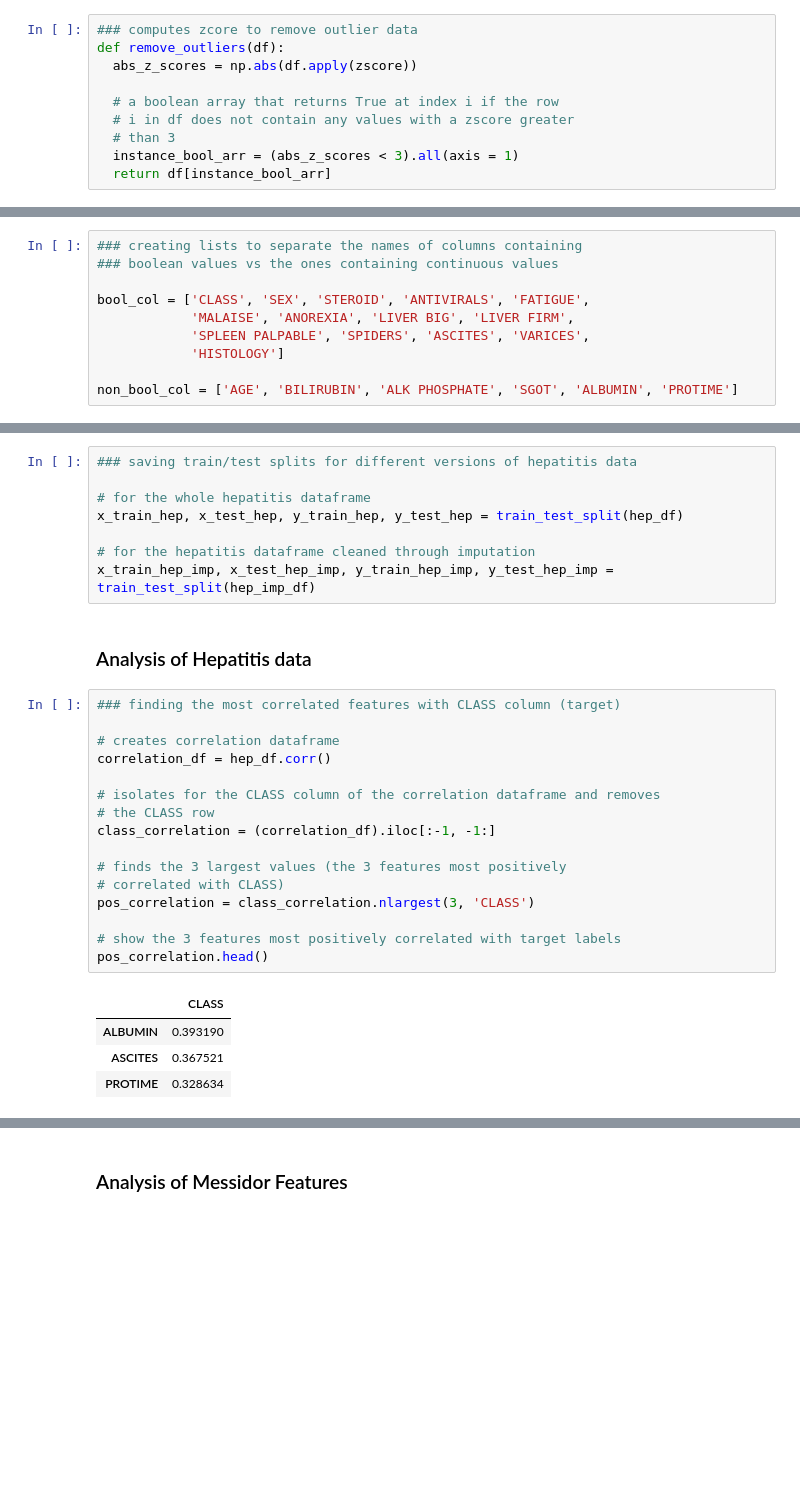
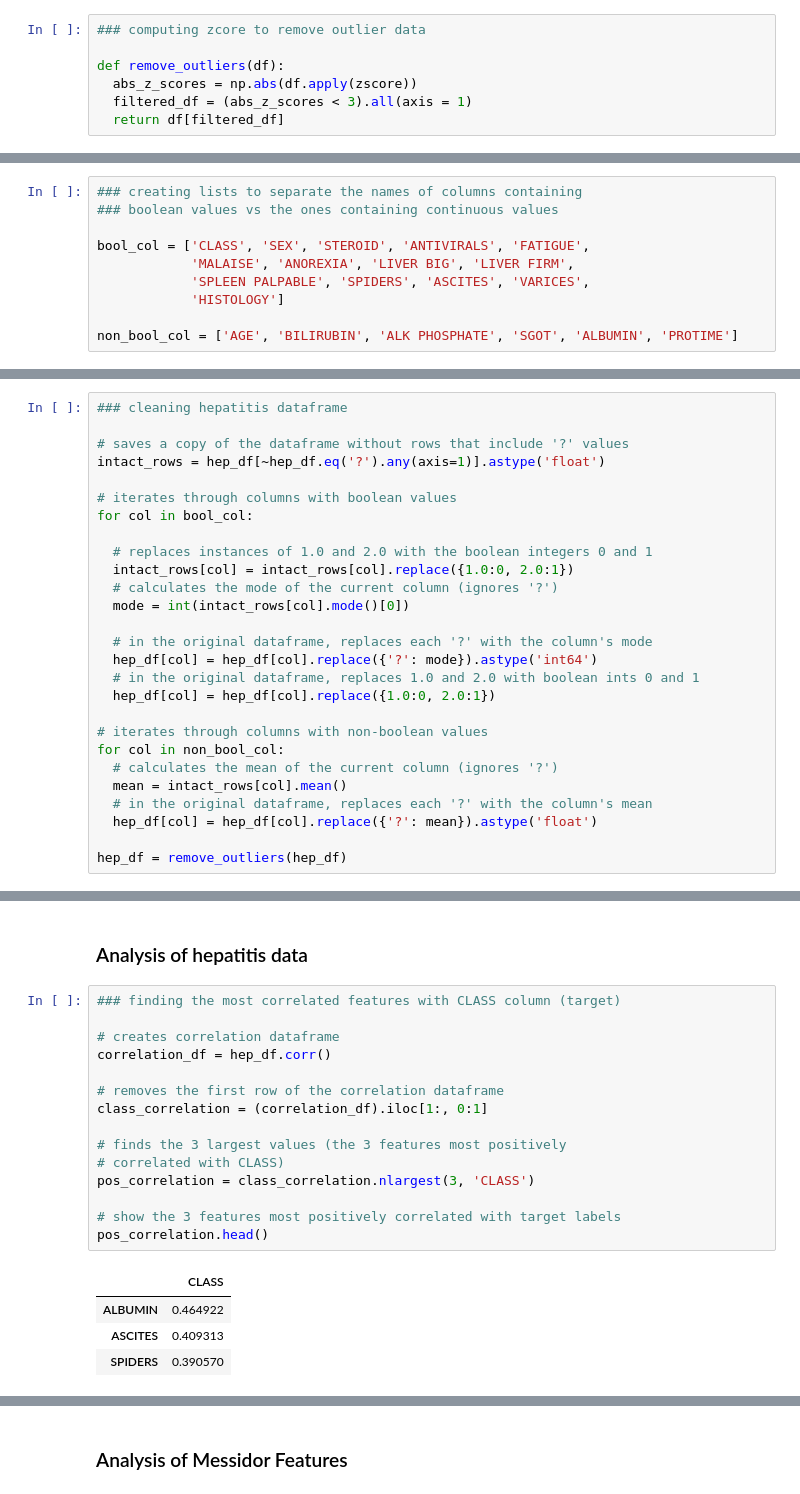
Before and after one commit to faithrts/ML-Intro, a Jupyter notebook: A1_Draft.ipynb, the cells around one changed output, grey strips where cells are left out. Cells and saved outputs as stored; diff of their text form; blank space fills up the shorter version.

```diff
--- a/A1_Draft.ipynb
+++ b/A1_Draft.ipynb
@@ -91,11 +57,8 @@ def imputation(df, bool_col, non_bool_col):
 # %%
-### computes zcore to remove outlier data
+### computing zcore to remove outlier data
+
 def remove_outliers(df):
   abs_z_scores = np.abs(df.apply(zscore))
-
-  # a boolean array that returns True at index i if the row
-  # i in df does not contain any values with a zscore greater
-  # than 3
-  instance_bool_arr = (abs_z_scores < 3).all(axis = 1)
-  return df[instance_bool_arr]
+  filtered_df = (abs_z_scores < 3).all(axis = 1)
+  return df[filtered_df]
 # %%
@@ -405,3 +124,30 @@ hep_imp_df
+# %%
+### cleaning hepatitis dataframe
+
+# saves a copy of the dataframe without rows that include '?' values
+intact_rows = hep_df[~hep_df.eq('?').any(axis=1)].astype('float')
+
+# iterates through columns with boolean values
+for col in bool_col:
+
+  # replaces instances of 1.0 and 2.0 with the boolean integers 0 and 1
+  intact_rows[col] = intact_rows[col].replace({1.0:0, 2.0:1})
+  # calculates the mode of the current column (ignores '?')
+  mode = int(intact_rows[col].mode()[0])
+
+  # in the original dataframe, replaces each '?' with the column's mode
+  hep_df[col] = hep_df[col].replace({'?': mode}).astype('int64')
+  # in the original dataframe, replaces 1.0 and 2.0 with boolean ints 0 and 1
+  hep_df[col] = hep_df[col].replace({1.0:0, 2.0:1})
+
+# iterates through columns with non-boolean values
+for col in non_bool_col:
+  # calculates the mean of the current column (ignores '?')
+  mean = intact_rows[col].mean()
+  # in the original dataframe, replaces each '?' with the column's mean
+  hep_df[col] = hep_df[col].replace({'?': mean}).astype('float')
+
+hep_df = remove_outliers(hep_df)
 # %%
 hep_df
 # %% [output]
@@ -442,34 +167,25 @@ hep_df
-# %%
-### saving train/test splits for different versions of hepatitis data
-
-# for the whole hepatitis dataframe
-x_train_hep, x_test_hep, y_train_hep, y_test_hep = train_test_split(hep_df)
-
-# for the hepatitis dataframe cleaned through imputation
-x_train_hep_imp, x_test_hep_imp, y_train_hep_imp, y_test_hep_imp = train_test_split(hep_imp_df)
 # %% [markdown]
-### Analysis of Hepatitis data
+### Analysis of hepatitis data
 # %%
 ### finding the most correlated features with CLASS column (target)
 
 # creates correlation dataframe
 correlation_df = hep_df.corr()
 
-# isolates for the CLASS column of the correlation dataframe and removes
-# the CLASS row
-class_correlation = (correlation_df).iloc[:-1, -1:]
+# removes the first row of the correlation dataframe
+class_correlation = (correlation_df).iloc[1:, 0:1]
 
 # finds the 3 largest values (the 3 features most positively
 # correlated with CLASS)
 pos_correlation = class_correlation.nlargest(3, 'CLASS')
 
 # show the 3 features most positively correlated with target labels
 pos_correlation.head()
 # %% [output]
 |  | CLASS |
-| ALBUMIN | 0.393190 |
-| ASCITES | 0.367521 |
-| PROTIME | 0.328634 |
+| ALBUMIN | 0.464922 |
+| ASCITES | 0.409313 |
+| SPIDERS | 0.390570 |
 # %%
 # finds the 3 smallest values (the 3 features most negatively
 # correlated with CLASS)
```
Also changed, not shown: parts of 124 cells of this notebook.
